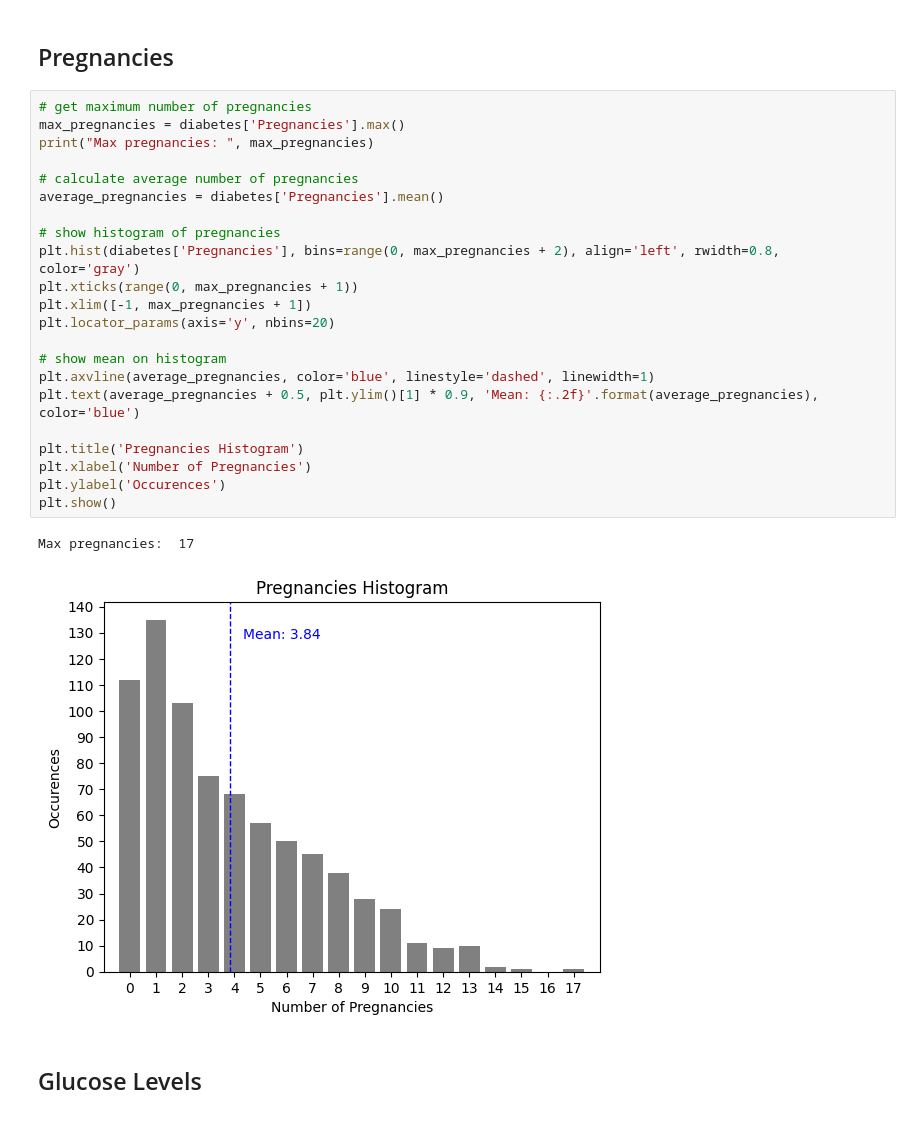
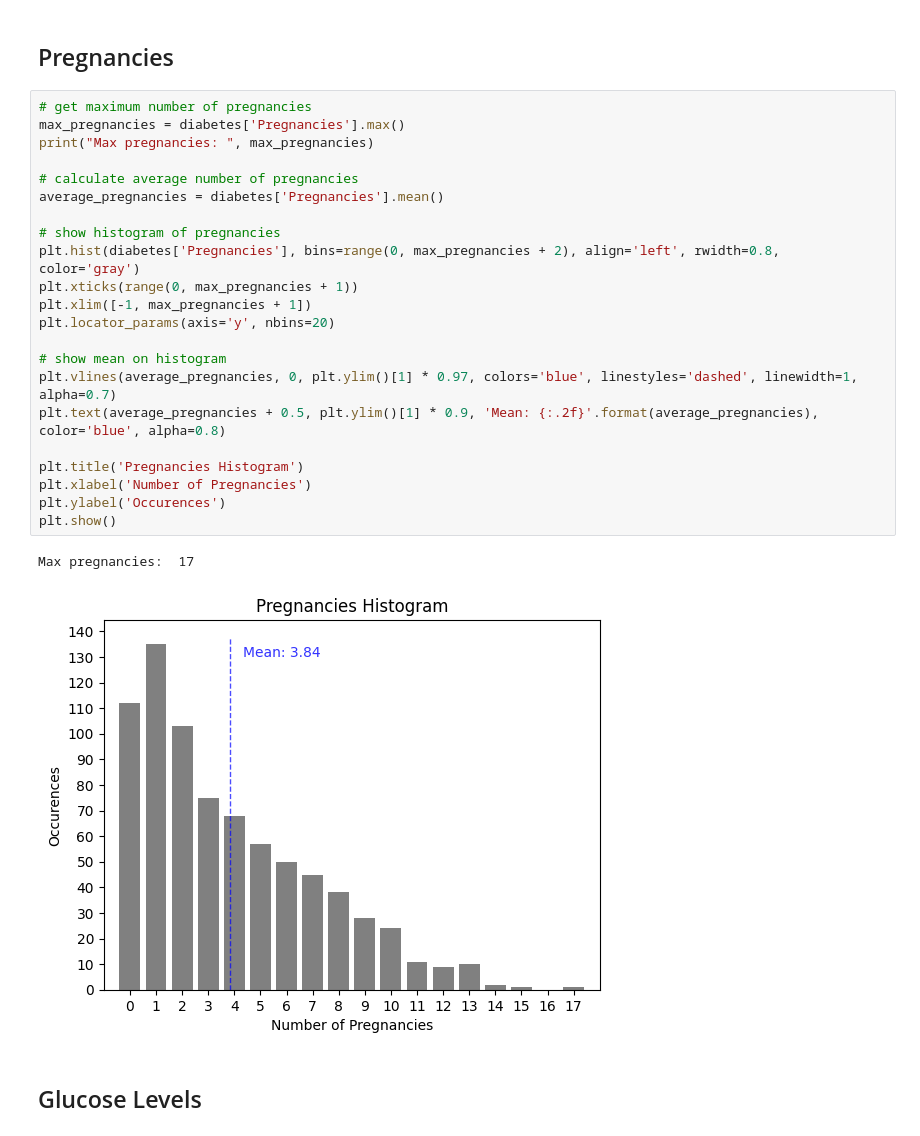
Before and after one commit to Bluxen/DA-Project1, a Jupyter notebook: 13_diabetes_prediction.ipynb, the cells around one changed output. Drawn from its saved outputs; the diff is of its cells as text.

```diff
--- a/13_diabetes_prediction.ipynb
+++ b/13_diabetes_prediction.ipynb
@@ -45,28 +45,28 @@ The diabetes dataset is a widely used dataset in machine learning and healthcare
 # %%
 # get maximum number of pregnancies
 max_pregnancies = diabetes['Pregnancies'].max()
 print("Max pregnancies: ", max_pregnancies)
 
 # calculate average number of pregnancies
 average_pregnancies = diabetes['Pregnancies'].mean()
 
 # show histogram of pregnancies
 plt.hist(diabetes['Pregnancies'], bins=range(0, max_pregnancies + 2), align='left', rwidth=0.8, color='gray')
 plt.xticks(range(0, max_pregnancies + 1))
 plt.xlim([-1, max_pregnancies + 1])
 plt.locator_params(axis='y', nbins=20)
 
 # show mean on histogram
-plt.axvline(average_pregnancies, color='blue', linestyle='dashed', linewidth=1)
-plt.text(average_pregnancies + 0.5, plt.ylim()[1] * 0.9, 'Mean: {:.2f}'.format(average_pregnancies), color='blue')
+plt.vlines(average_pregnancies, 0, plt.ylim()[1] * 0.97, colors='blue', linestyles='dashed', linewidth=1, alpha=0.7)
+plt.text(average_pregnancies + 0.5, plt.ylim()[1] * 0.9, 'Mean: {:.2f}'.format(average_pregnancies), color='blue', alpha=0.8)
 
 plt.title('Pregnancies Histogram')
 plt.xlabel('Number of Pregnancies')
 plt.ylabel('Occurences')
 plt.show()
 # %% [output]
 Max pregnancies:  17
-[figure, old version]
+[figure, new version]
 # %% [markdown]
 ## Glucose Levels
 # %%
```
Also changed, not shown: parts of 4 cells of this notebook.
